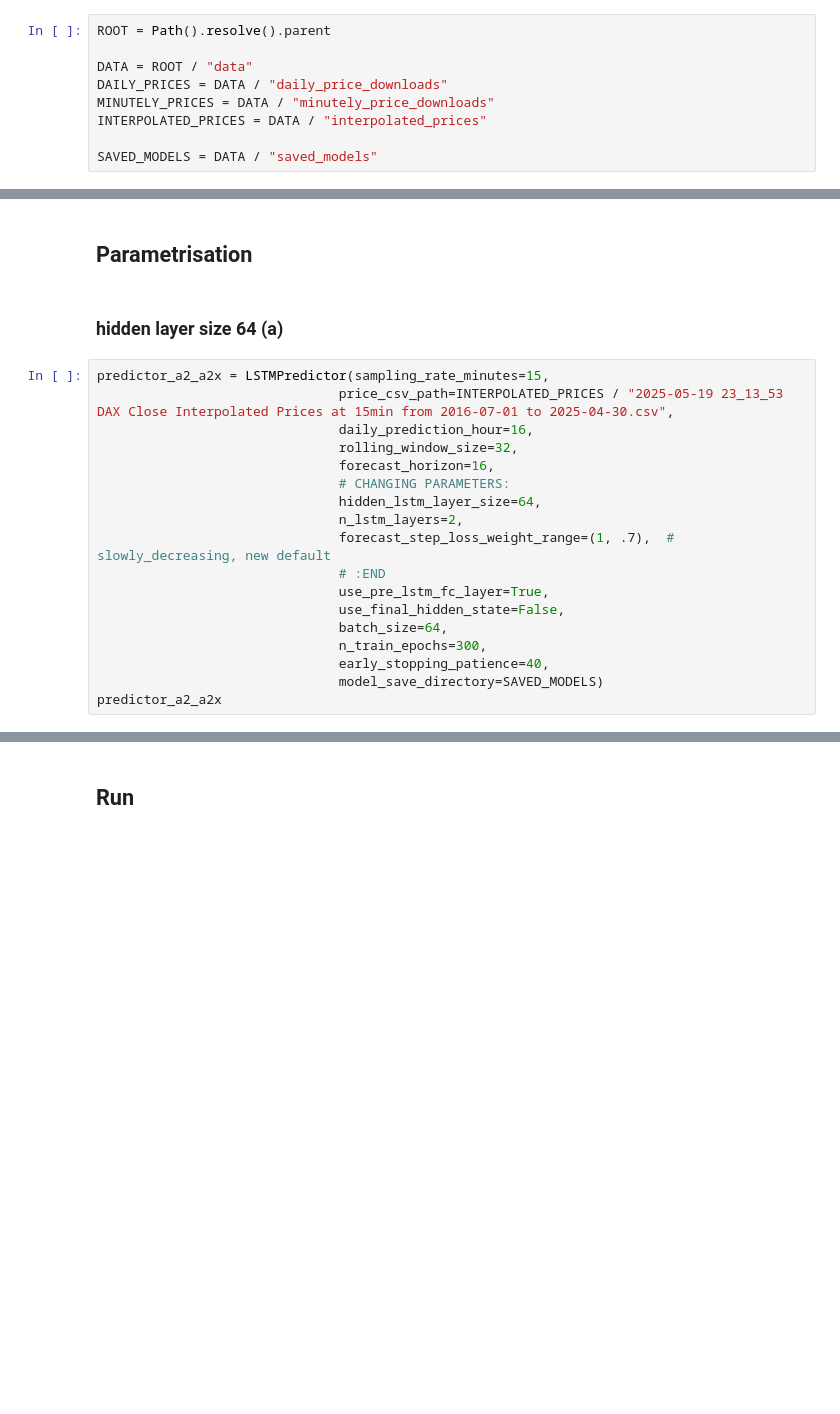
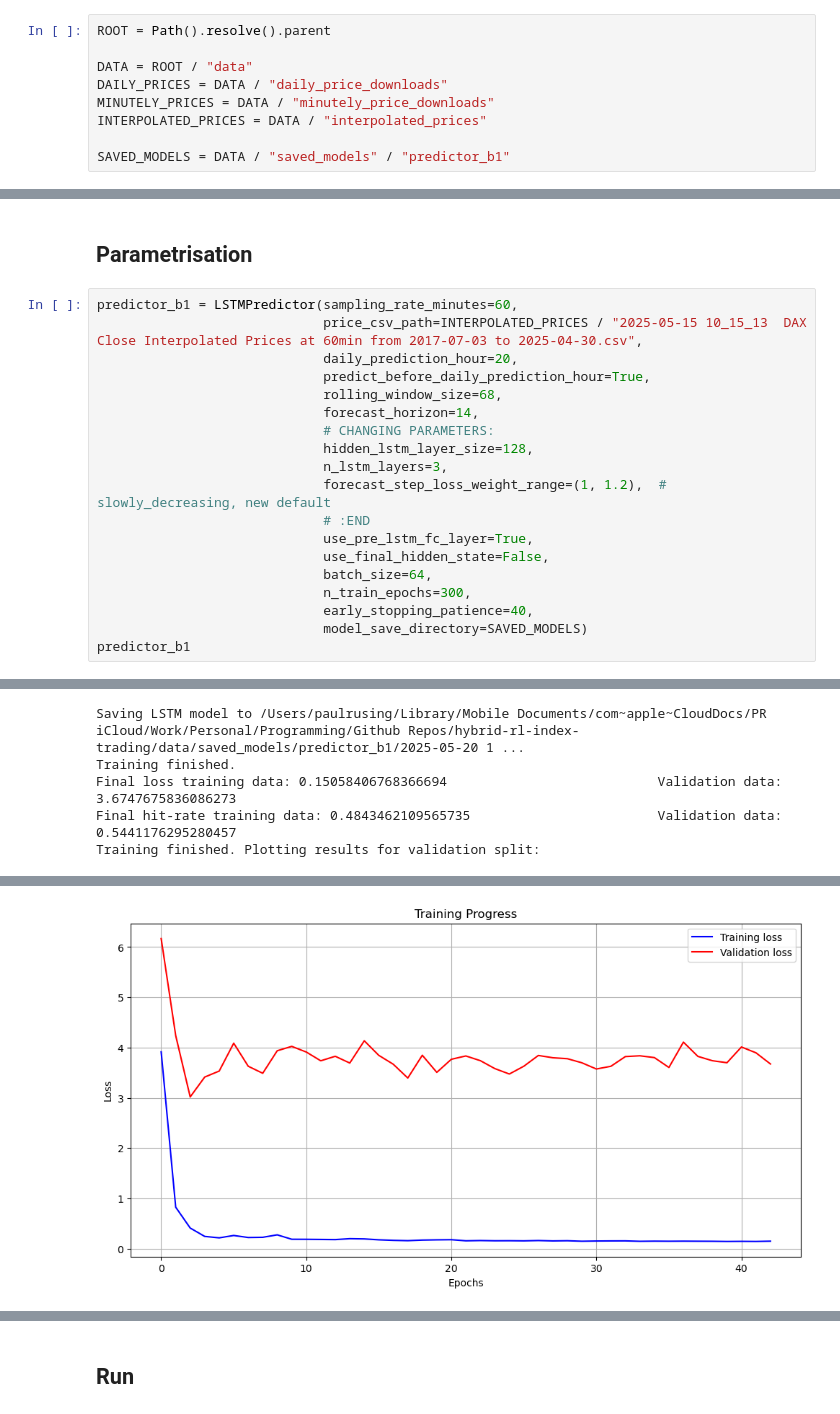
Before and after one commit to paulruesing/hybrid-rl-index-trading, a Jupyter notebook: notebooks/predictor_parametrisation.ipynb, the cells around one changed output, grey strips where cells are left out. Saved outputs shown, nothing was run; the diff lists cells and outputs as text; blank space fills up the shorter version.

Commit message:
mid-term predictor parametrisation

```diff
--- a/notebooks/predictor_parametrisation.ipynb
+++ b/notebooks/predictor_parametrisation.ipynb
@@ -28,6 +28,6 @@ DAILY_PRICES = DATA / "daily_price_downloads"
 MINUTELY_PRICES = DATA / "minutely_price_downloads"
 INTERPOLATED_PRICES = DATA / "interpolated_prices"
 
-SAVED_MODELS = DATA / "saved_models"
+SAVED_MODELS = DATA / "saved_models" / "predictor_b1"
 # %% [markdown]
 ## Class Setup
@@ -957,22 +974,22 @@ class LSTMPredictor:
 # %% [markdown]
 ## Parametrisation
-# %% [markdown]
-### hidden layer size 64 (a)
 # %%
-predictor_a2_a2x = LSTMPredictor(sampling_rate_minutes=15,
-                               price_csv_path=INTERPOLATED_PRICES / "2025-05-19 23_13_53  DAX Close Interpolated Prices at 15min from 2016-07-01 to 2025-04-30.csv",
-                               daily_prediction_hour=16,
-                               rolling_window_size=32,
-                               forecast_horizon=16,
-                               # CHANGING PARAMETERS:
-                               hidden_lstm_layer_size=64,
-                               n_lstm_layers=2,
-                               forecast_step_loss_weight_range=(1, .7),  # slowly_decreasing, new default
-                               # :END
-                               use_pre_lstm_fc_layer=True,
-                               use_final_hidden_state=False,
-                               batch_size=64,
-                               n_train_epochs=300,
-                               early_stopping_patience=40,
-                               model_save_directory=SAVED_MODELS)
-predictor_a2_a2x
+predictor_b1 = LSTMPredictor(sampling_rate_minutes=60,
+                             price_csv_path=INTERPOLATED_PRICES / "2025-05-15 10_15_13  DAX Close Interpolated Prices at 60min from 2017-07-03 to 2025-04-30.csv",
+                             daily_prediction_hour=20,
+                             predict_before_daily_prediction_hour=True,
+                             rolling_window_size=68,
+                             forecast_horizon=14,
+                             # CHANGING PARAMETERS:
+                             hidden_lstm_layer_size=128,
+                             n_lstm_layers=3,
+                             forecast_step_loss_weight_range=(1, 1.2),  # slowly_decreasing, new default
+                             # :END
+                             use_pre_lstm_fc_layer=True,
+                             use_final_hidden_state=False,
+                             batch_size=64,
+                             n_train_epochs=300,
+                             early_stopping_patience=40,
+                             model_save_directory=SAVED_MODELS)
+predictor_b1
+# %% [output]
@@ -978,0 +1003,5 @@ predictor_a2_a2x
+Saving LSTM model to /Users/paulrusing/Library/Mobile Documents/com~apple~CloudDocs/PR iCloud/Work/Personal/Programming/Github Repos/hybrid-rl-index-trading/data/saved_models/predictor_b1/2025-05-20 1 ...
+Training finished.
+Final loss training data: 0.15058406768366694                           Validation data: 3.6747675836086273
+Final hit-rate training data: 0.4843462109565735                        Validation data: 0.5441176295280457
+Training finished. Plotting results for validation split:
@@ -978,0 +1025 @@ predictor_a2_a2x
+[figure, added]
```
Also changed, not shown: parts of 24 cells of this notebook.
